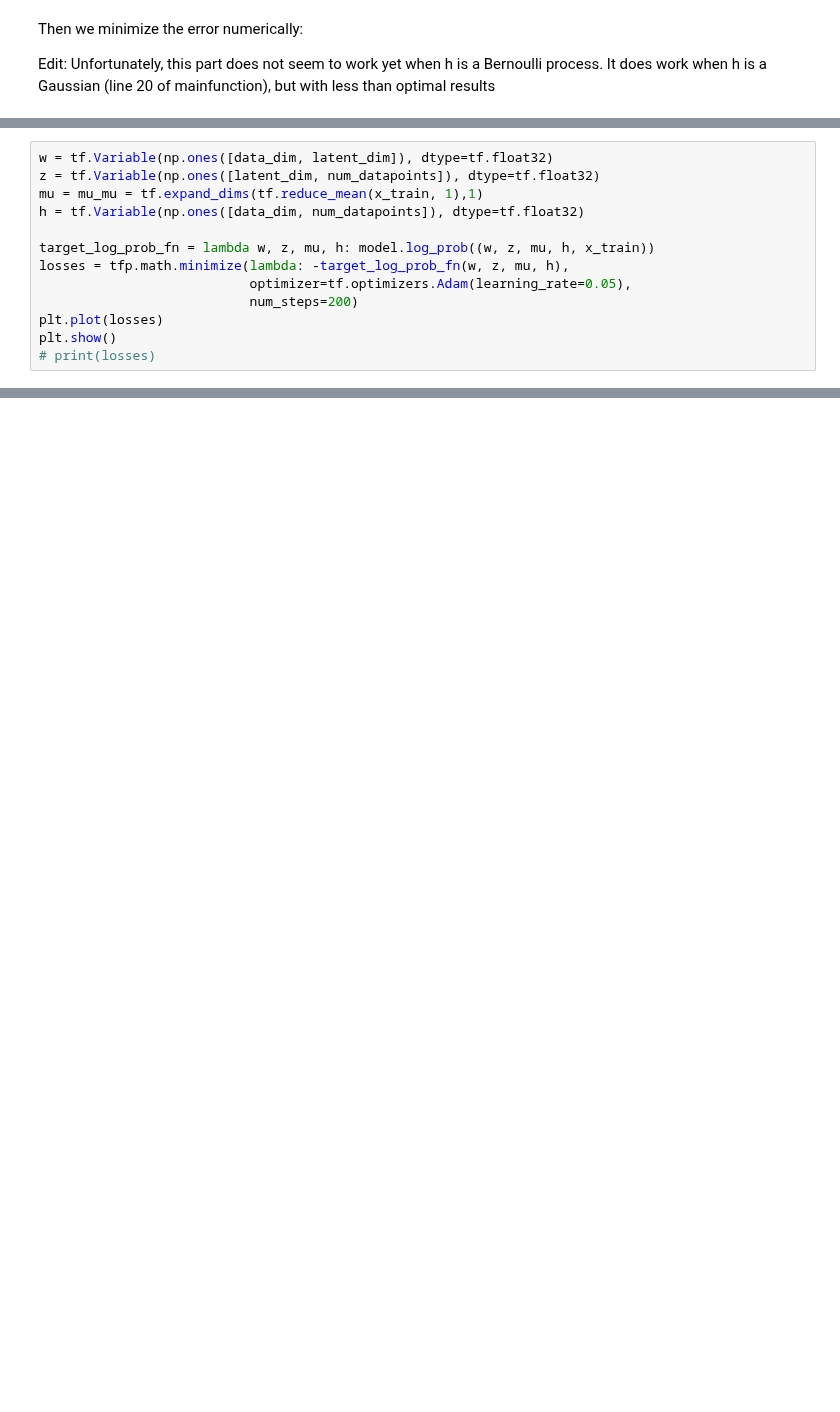
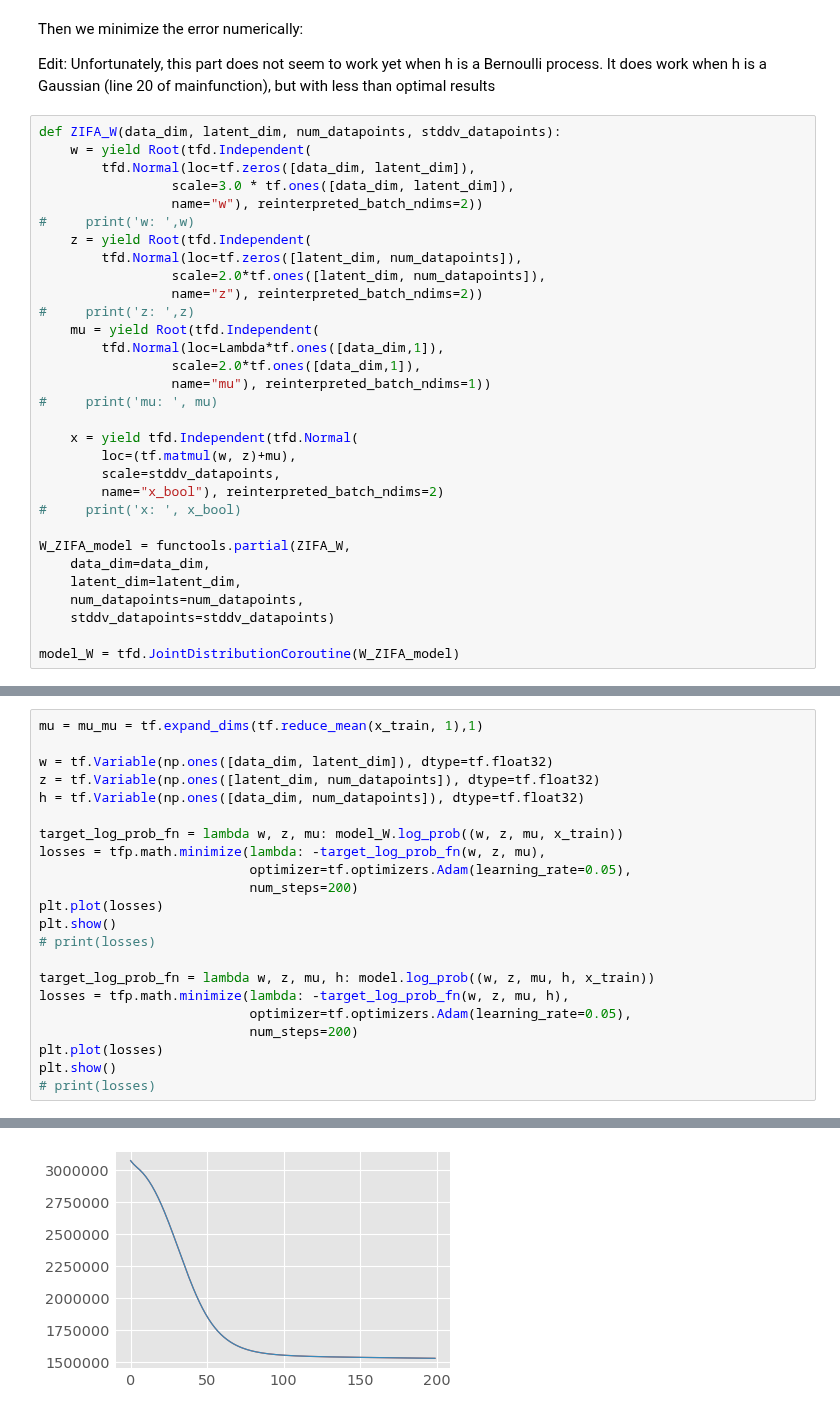
Before and after one commit to tobias-beers/RNA_visualization, a Jupyter notebook: Code/PPCA_ZIFA.ipynb, the cells around one changed output, grey strips where cells are left out. Drawn from its saved outputs; the diff is of its cells as text; blank space fills up the shorter version.

Commit message:
first try at ZIFA

```diff
--- a/Code/PPCA_ZIFA.ipynb
+++ b/Code/PPCA_ZIFA.ipynb
@@ -103,3 +103,34 @@ plt.show()
 Then we minimize the error numerically:
 
 Edit: Unfortunately, this part does not seem to work yet when h is a Bernoulli process. It does work when h is a Gaussian (line 20 of mainfunction), but with less than optimal results
+# %%
+def ZIFA_W(data_dim, latent_dim, num_datapoints, stddv_datapoints):
+    w = yield Root(tfd.Independent(
+        tfd.Normal(loc=tf.zeros([data_dim, latent_dim]),
+                 scale=3.0 * tf.ones([data_dim, latent_dim]),
+                 name="w"), reinterpreted_batch_ndims=2))
+#     print('w: ',w)
+    z = yield Root(tfd.Independent(
+        tfd.Normal(loc=tf.zeros([latent_dim, num_datapoints]),
+                 scale=2.0*tf.ones([latent_dim, num_datapoints]),
+                 name="z"), reinterpreted_batch_ndims=2))
+#     print('z: ',z)
+    mu = yield Root(tfd.Independent(
+        tfd.Normal(loc=Lambda*tf.ones([data_dim,1]),
+                 scale=2.0*tf.ones([data_dim,1]),
+                 name="mu"), reinterpreted_batch_ndims=1))
+#     print('mu: ', mu)
+
+    x = yield tfd.Independent(tfd.Normal(
+        loc=(tf.matmul(w, z)+mu),
+        scale=stddv_datapoints,
+        name="x_bool"), reinterpreted_batch_ndims=2)
+#     print('x: ', x_bool)
+
+W_ZIFA_model = functools.partial(ZIFA_W,
+    data_dim=data_dim,
+    latent_dim=latent_dim,
+    num_datapoints=num_datapoints,
+    stddv_datapoints=stddv_datapoints)
+
+model_W = tfd.JointDistributionCoroutine(W_ZIFA_model)
@@ -106,8 +139,17 @@ Edit: Unfortunately, this part does not seem to work yet when h is a Bernoulli p
 # %%
+mu = mu_mu = tf.expand_dims(tf.reduce_mean(x_train, 1),1)
+
 w = tf.Variable(np.ones([data_dim, latent_dim]), dtype=tf.float32)
 z = tf.Variable(np.ones([latent_dim, num_datapoints]), dtype=tf.float32)
-mu = mu_mu = tf.expand_dims(tf.reduce_mean(x_train, 1),1)
 h = tf.Variable(np.ones([data_dim, num_datapoints]), dtype=tf.float32)
+
+target_log_prob_fn = lambda w, z, mu: model_W.log_prob((w, z, mu, x_train))
+losses = tfp.math.minimize(lambda: -target_log_prob_fn(w, z, mu),
+                           optimizer=tf.optimizers.Adam(learning_rate=0.05),
+                           num_steps=200)
+plt.plot(losses)
+plt.show()
+# print(losses)
 
 target_log_prob_fn = lambda w, z, mu, h: model.log_prob((w, z, mu, h, x_train))
 losses = tfp.math.minimize(lambda: -target_log_prob_fn(w, z, mu, h),
@@ -120,0 +162 @@ NotImplementedError: Cannot convert a symbolic Tensor (JointDistributionCoroutin
+[figure, added]
```
Also changed, not shown: parts of 5 cells of this notebook.
